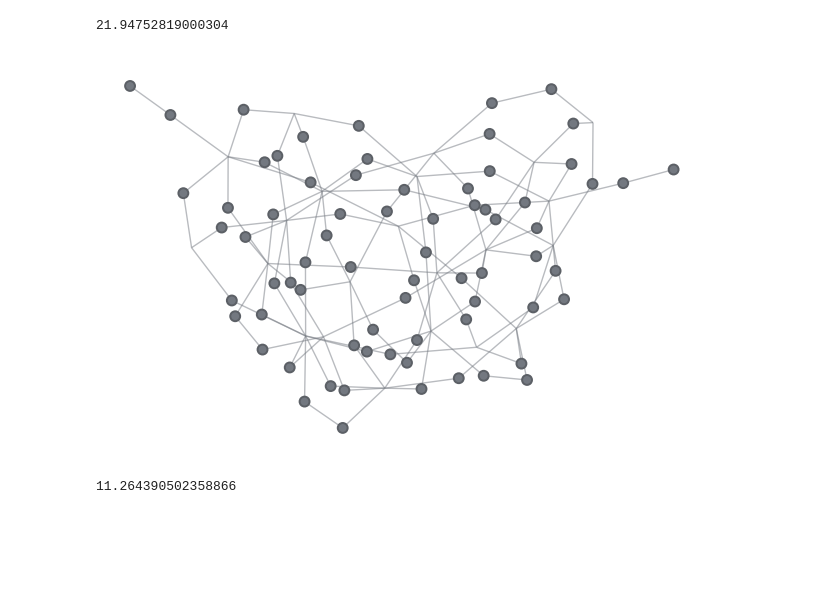
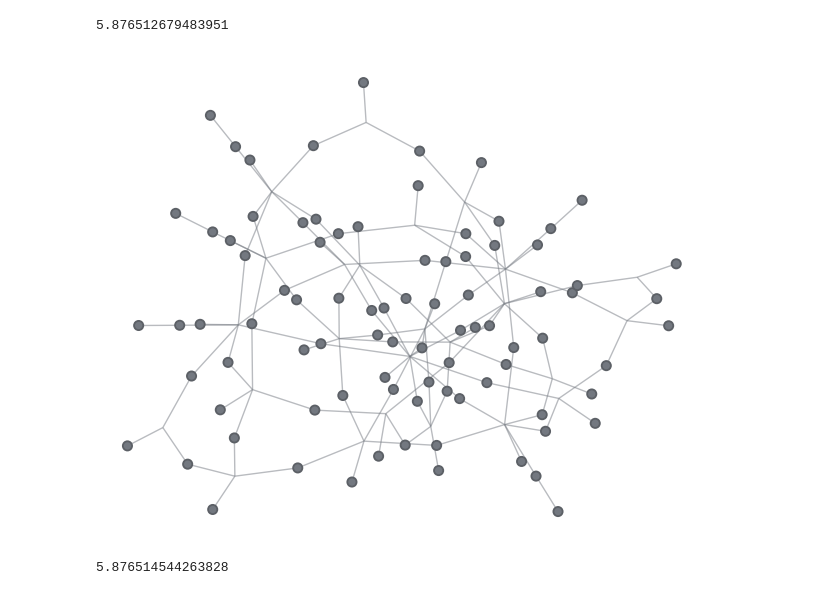
Before and after one commit to awslabs/tensor-message-passing, a Jupyter notebook: tnmpa/examples/mis_quimb_bp.ipynb, the cells around one changed output. Cells and saved outputs as stored; diff of their text form; code cells hidden in the pictures; blank space fills up the shorter version.

```diff
--- a/tnmpa/examples/mis_quimb_bp.ipynb
+++ b/tnmpa/examples/mis_quimb_bp.ipynb
@@ -5,25 +5,28 @@ import numpy as np
 # %%
 from tnmpa.models.mis import MIS
 # %%
-alpha = 2.9
+alpha = 1.9
 
 # number of variables
-N = 100
+N = 30
 
 # numer of clauses
 M = int(alpha * N)
+mu = 10.1
 # %%
-mis = MIS(N, M)
+mis = MIS(N, M, mu = mu)
 # %%
 tn = mis.hyper_tn()
 # %%
-np.log(tn.contract(output_inds=()))
+if N < 70:
+    print(np.log(tn.contract(output_inds=())) / N)
 # %% [output]
-21.94752819000304
+5.876512679483951
 # %%
-#tn.draw()
+if N < 70:
+    tn.draw()
 # %% [output]
-[figure, old version]
+[figure, new version]
 # %%
 messages, converged = qbp.run_belief_propagation(
     tn,
@@ -34,9 +37,9 @@ messages, converged = qbp.run_belief_propagation(
     thread_pool=8,
 )
 # %%
-qbp.compute_free_entropy_from_messages(tn, messages)
+qbp.compute_free_entropy_from_messages(tn, messages) / N
 # %% [output]
-11.264390502358866
+5.876514544263828
 # %%
 config, tnc, omega = qbp.sample_belief_propagation(
     tn, progbar=True,
```
Also changed, not shown: parts of 1 cell of this notebook, 1 other file.
